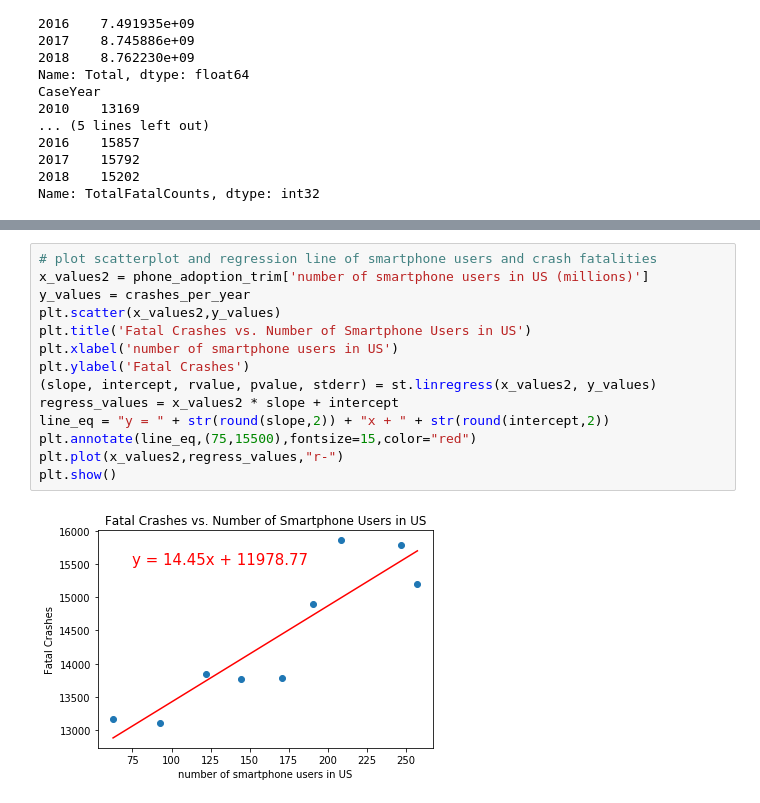
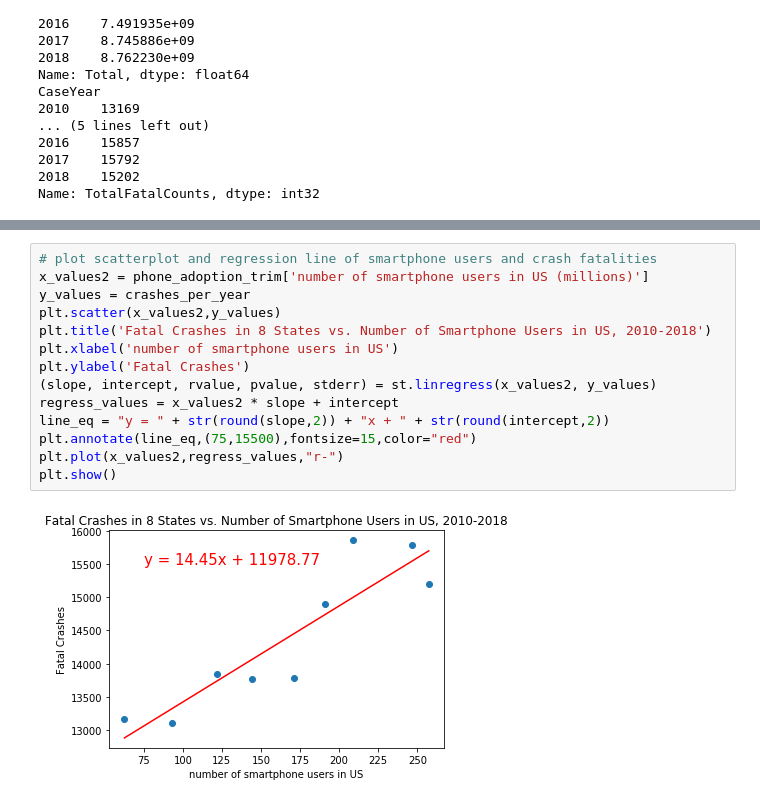
Before and after one commit to zelson71/project1-challenge, a Jupyter notebook: FARS APIv2.ipynb, the cells around one changed output, grey strips where cells are left out. Saved outputs shown, nothing was run; the diff lists cells and outputs as text.

```diff
--- a/FARS APIv2.ipynb
+++ b/FARS APIv2.ipynb
@@ -305,16 +299,16 @@ phone_adoption_trim = phone_adoption_df.drop([9,10,11,12,13])
 # %%
 # plot scatterplot and regression line of smartphone users and crash fatalities
 x_values2 = phone_adoption_trim['number of smartphone users in US (millions)']
 y_values = crashes_per_year
 plt.scatter(x_values2,y_values)
-plt.title('Fatal Crashes vs. Number of Smartphone Users in US')
+plt.title('Fatal Crashes in 8 States vs. Number of Smartphone Users in US, 2010-2018')
 plt.xlabel('number of smartphone users in US')
 plt.ylabel('Fatal Crashes')
 (slope, intercept, rvalue, pvalue, stderr) = st.linregress(x_values2, y_values)
 regress_values = x_values2 * slope + intercept
 line_eq = "y = " + str(round(slope,2)) + "x + " + str(round(intercept,2))
 plt.annotate(line_eq,(75,15500),fontsize=15,color="red")
 plt.plot(x_values2,regress_values,"r-")
 plt.show()
 # %% [output]
-[figure, old version]
+[figure, new version]
```
Also changed, not shown: parts of 6 cells of this notebook, 7 other files.
